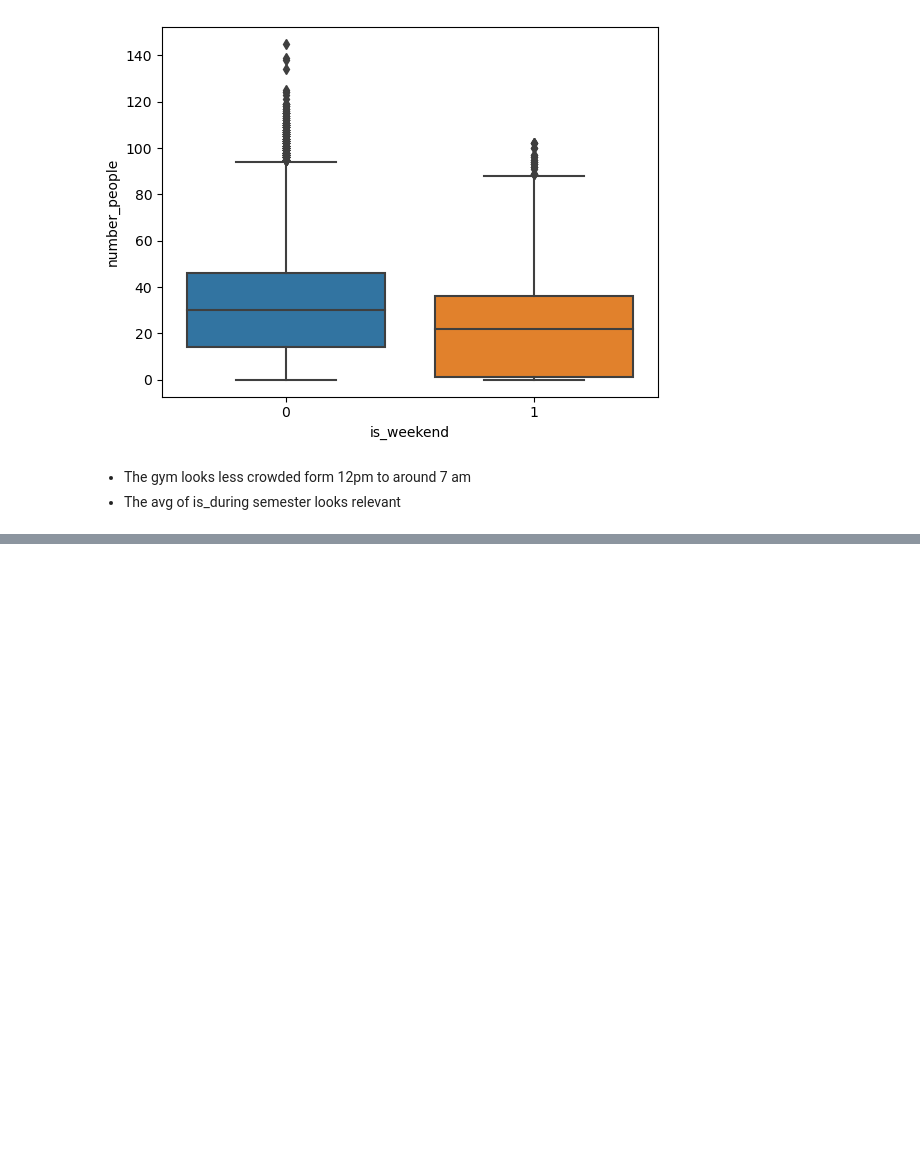
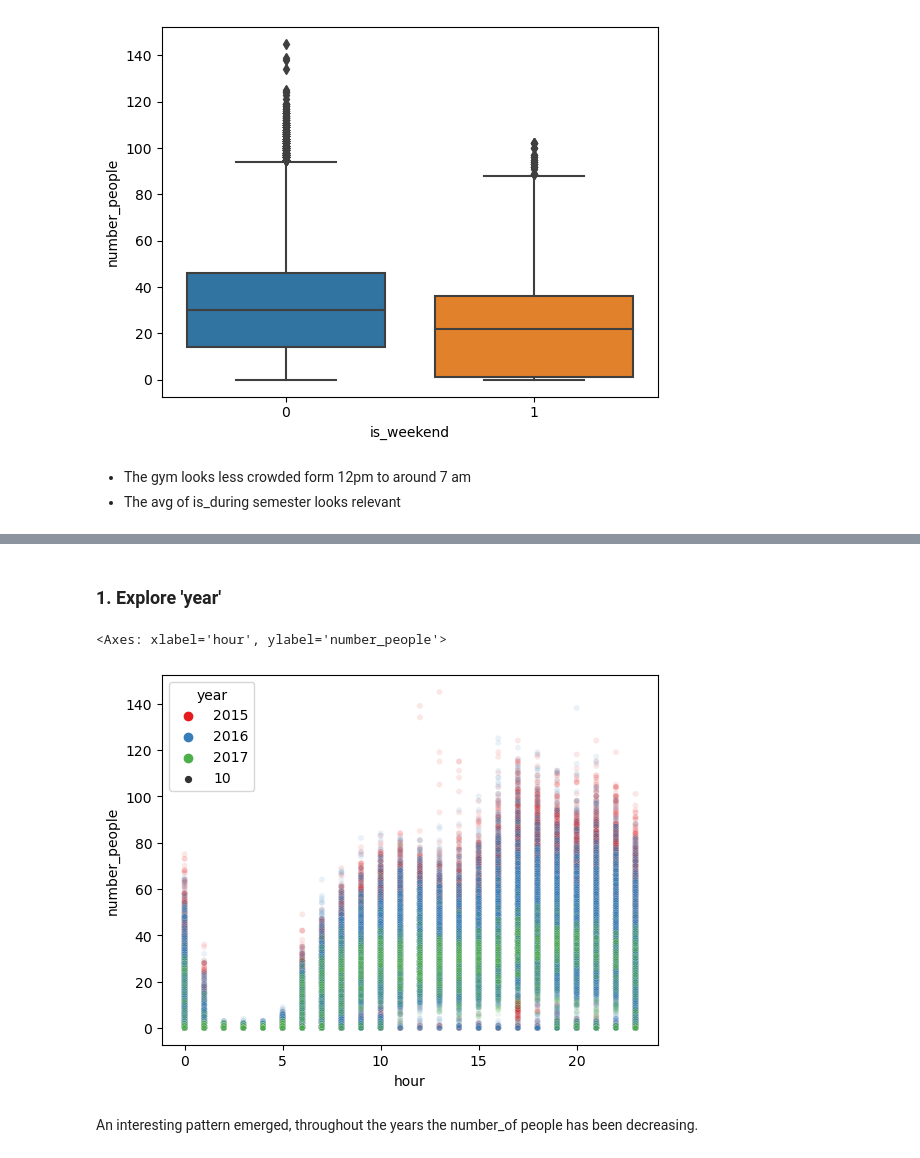
Before and after one commit to 1Elral4/Gym-crowdness-predictor, a Jupyter notebook: gym_crowdness.ipynb, the cells around one changed output, grey strips where cells are left out. Drawn from its saved outputs; the diff is of its cells as text; code cells hidden in the pictures; blank space fills up the shorter version.

```diff
--- a/gym_crowdness.ipynb
+++ b/gym_crowdness.ipynb
@@ -153,0 +215,10 @@ for col in cols:
+# %% [markdown]
+### 1. Explore 'year'
+# %%
+crw['year'] = crw['date'].dt.year
+sns.scatterplot(x='hour', y='number_people', data=crw, hue='year', alpha=0.1, size=10, palette='Set1')
+# %% [output]
+<Axes: xlabel='hour', ylabel='number_people'>
+[figure, added]
+# %% [markdown]
+An interesting pattern emerged, throughout the years the number_of people has been decreasing.
```
Also changed, not shown: parts of 39 cells of this notebook.
